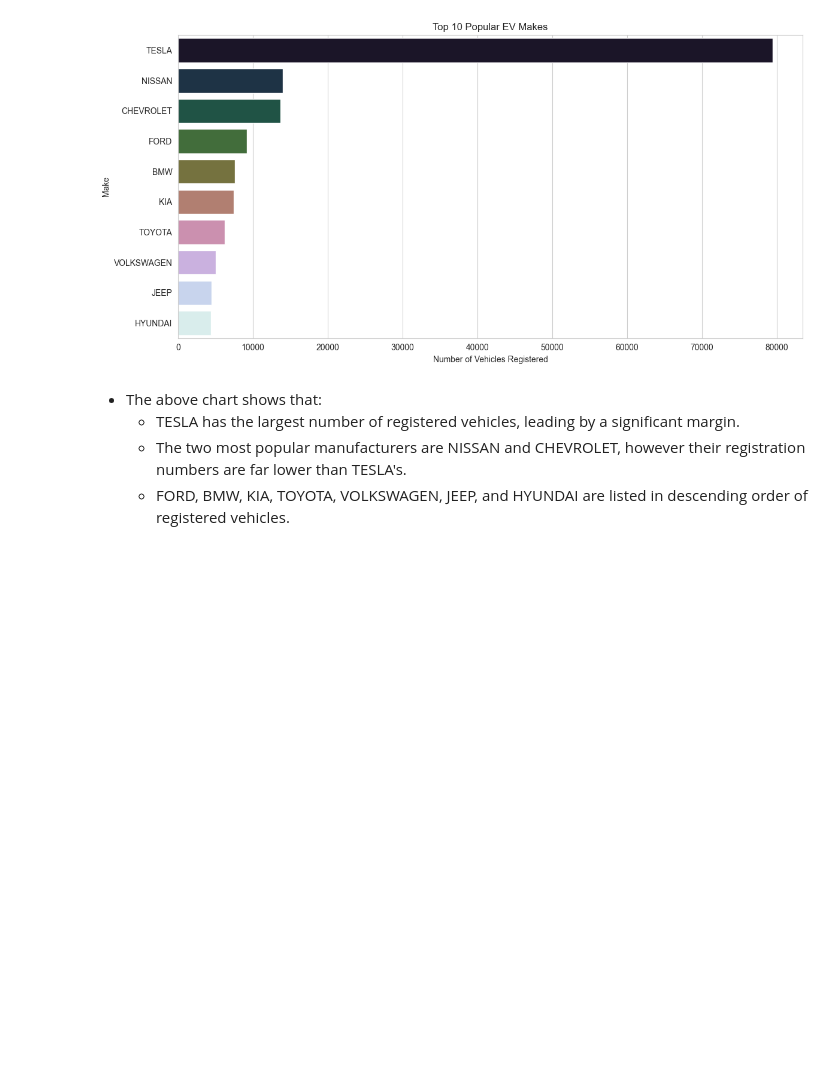
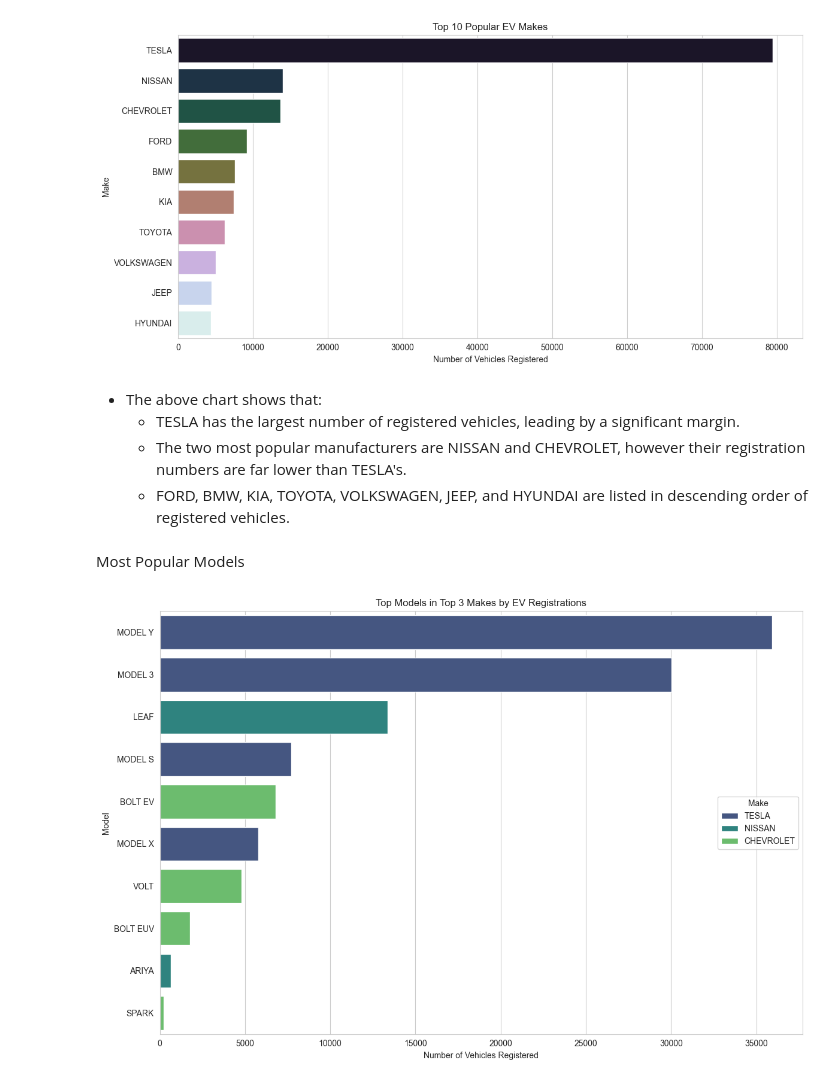
Before and after one commit to Manu-Abuya/Electric-Vehicles-Market-Size-Analysis, a Jupyter notebook: notebook/electric_vehicles_market_size.ipynb, the cells around one changed output. Drawn from its saved outputs; the diff is of its cells as text; code cells hidden in the pictures; blank space fills up the shorter version.

Commit message:
Model Popularity

```diff
--- a/notebook/electric_vehicles_market_size.ipynb
+++ b/notebook/electric_vehicles_market_size.ipynb
@@ -169,3 +169,28 @@ Passing `palette` without assigning `hue` is deprecated and will be removed in v
   - TESLA has the largest number of registered vehicles, leading by a significant margin.
   - The two most popular manufacturers are NISSAN and CHEVROLET, however their registration numbers are far lower than TESLA's.
   - FORD, BMW, KIA, TOYOTA, VOLKSWAGEN, JEEP, and HYUNDAI are listed in descending order of registered vehicles.
+# %% [markdown]
+Most Popular Models
+# %%
+# Selecting the top 3 manufacturers based on the number of vehicles registered
+top_3_makes = ev_make_distribution.head(3).index
+
+# Filtering the dataset for these top manufacturers
+top_makes_data = ev_data[ev_data['Make'].isin(top_3_makes)]
+
+# Analyzing the popularity of EV models within these top manufacturers
+ev_model_distribution_top_makes = top_makes_data.groupby(['Make', 'Model']).size().sort_values(ascending=False).reset_index(name='Number of Vehicles')
+
+# Visualizing the top 10 models across these manufacturers for clarity
+top_models = ev_model_distribution_top_makes.head(10)
+
+plt.figure(figsize=(12, 8))
+sns.barplot(x='Number of Vehicles', y='Model', hue='Make', data=top_models, palette="viridis")
+plt.title('Top Models in Top 3 Makes by EV Registrations')
+plt.xlabel('Number of Vehicles Registered')
+plt.ylabel('Model')
+plt.legend(title='Make', loc='center right')
+plt.tight_layout()
+plt.show()
+# %% [output]
+[figure, added]
```
Also changed, not shown: parts of 3 cells of this notebook.
